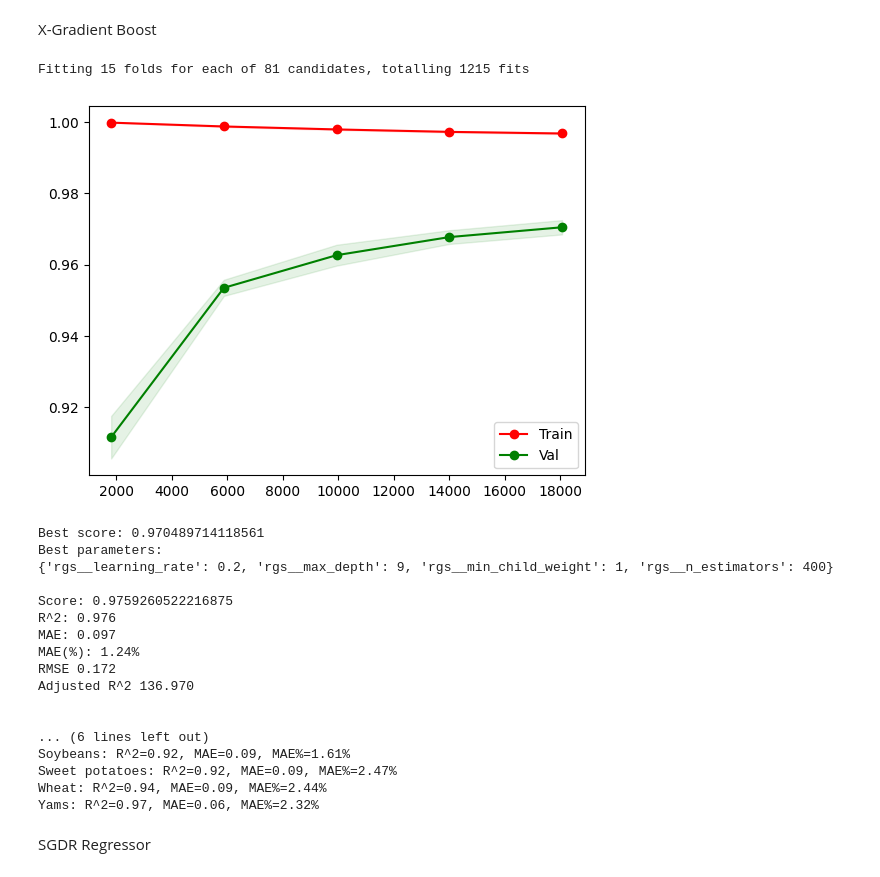
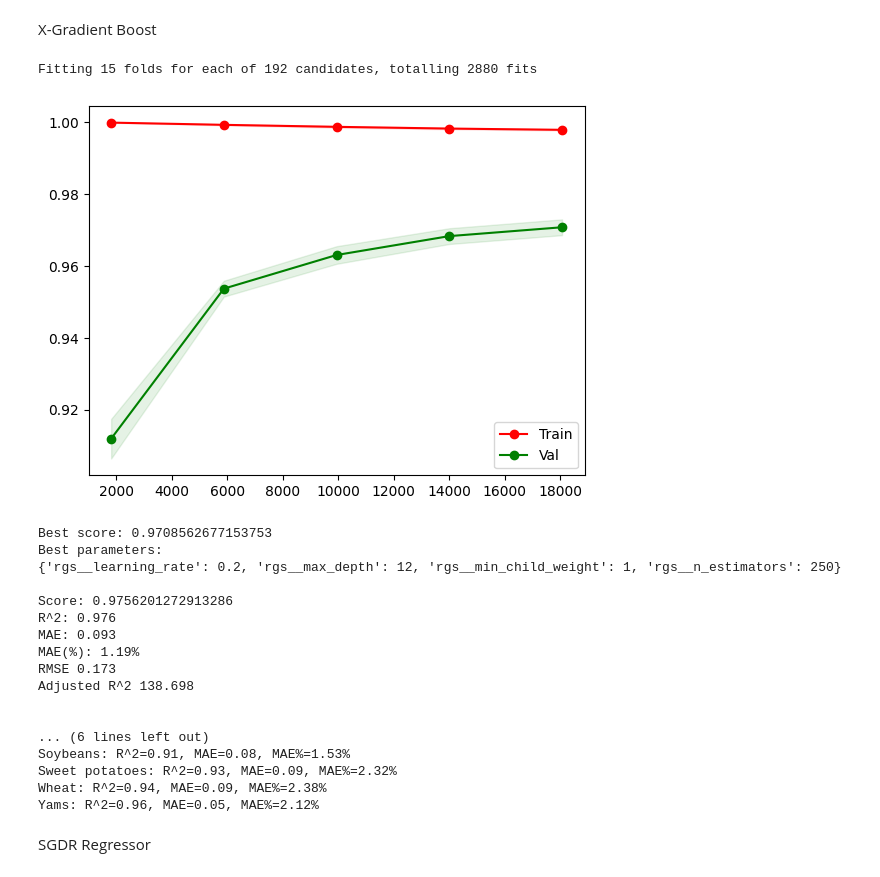
Before and after one commit to saradiazdelser/application-of-machine-learning-algorithms-to-perform-crop-yield-prediction, a Jupyter notebook: model_comparison.ipynb, the cells around one changed output. Drawn from its saved outputs; the diff is of its cells as text; code cells hidden in the pictures.

```diff
--- a/model_comparison.ipynb
+++ b/model_comparison.ipynb
@@ -506,27 +511,27 @@ Yams: R^2=0.36, MAE=0.31, MAE%=12.73%
 # %% [markdown]
 X-Gradient Boost
 # %%
-best_par_xgb, best_par_xgb_class, score_xgb = build_pipeline(params['xgb'], XGBRegressor(), features_train, labels_train, features_test, labels_test)
+best_par_xgb, best_par_xgb_class, score_xgb = build_pipeline(params['xgb'], xgb.XGBRegressor(), features_train, labels_train, features_test, labels_test)
 # %% [output]
-Fitting 15 folds for each of 81 candidates, totalling 1215 fits
+Fitting 15 folds for each of 192 candidates, totalling 2880 fits
-[figure, old version]
+[figure, new version]
-Best score: 0.970489714118561
+Best score: 0.9708562677153753
 Best parameters:
-{'rgs__learning_rate': 0.2, 'rgs__max_depth': 9, 'rgs__min_child_weight': 1, 'rgs__n_estimators': 400}
+{'rgs__learning_rate': 0.2, 'rgs__max_depth': 12, 'rgs__min_child_weight': 1, 'rgs__n_estimators': 250}
 
-Score: 0.9759260522216875
+Score: 0.9756201272913286
 R^2: 0.976
-MAE: 0.097
-MAE(%): 1.24%
-RMSE 0.172
-Adjusted R^2 136.970
+MAE: 0.093
+MAE(%): 1.19%
+RMSE 0.173
+Adjusted R^2 138.698
 
 
 ... (6 lines left out)
-Soybeans: R^2=0.92, MAE=0.09, MAE%=1.61%
-Sweet potatoes: R^2=0.92, MAE=0.09, MAE%=2.47%
-Wheat: R^2=0.94, MAE=0.09, MAE%=2.44%
-Yams: R^2=0.97, MAE=0.06, MAE%=2.32%
+Soybeans: R^2=0.91, MAE=0.08, MAE%=1.53%
+Sweet potatoes: R^2=0.93, MAE=0.09, MAE%=2.32%
+Wheat: R^2=0.94, MAE=0.09, MAE%=2.38%
+Yams: R^2=0.96, MAE=0.05, MAE%=2.12%
 # %% [markdown]
 SGDR Regressor
 # %%
```
Also changed, not shown: parts of 2 cells of this notebook, 11 other files.
